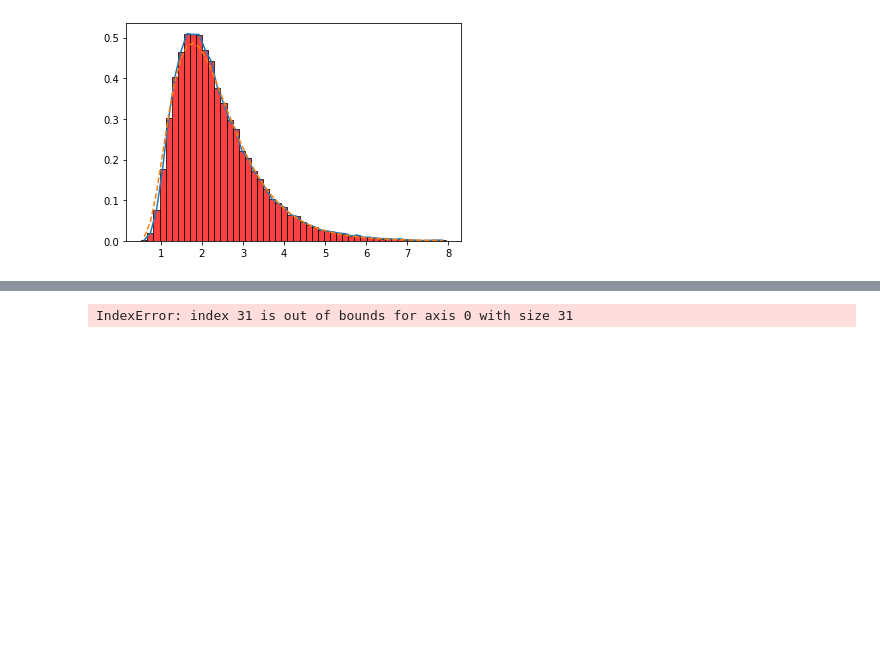
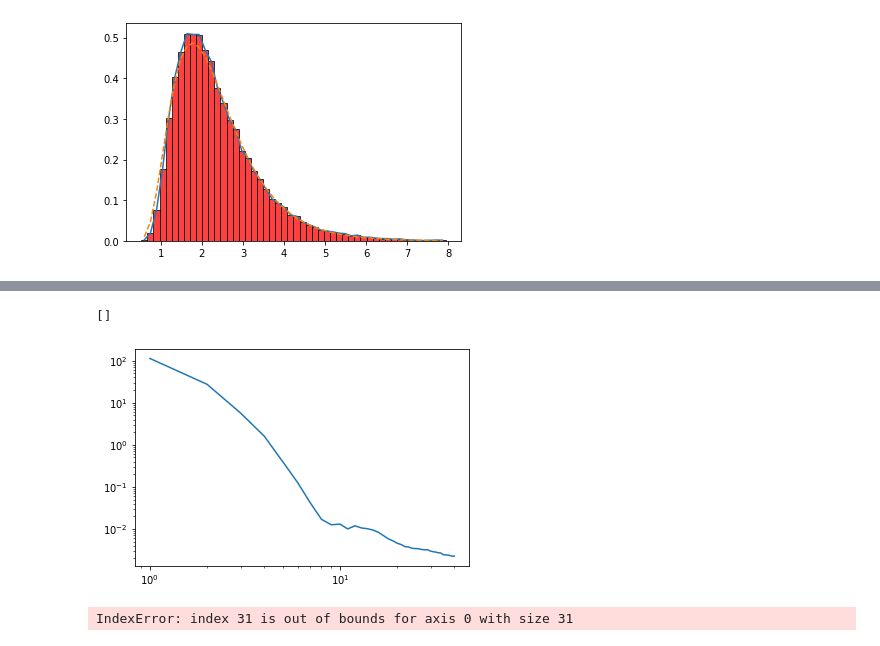
Before and after one commit to matibilkis/cdisc, a Jupyter notebook: analysis/sweep_gamma_betterSlope.ipynb, the cells around one changed output, grey strips where cells are left out. Drawn from its saved outputs; the diff is of its cells as text; code cells hidden in the pictures; blank space fills up the shorter version.

```diff
--- a/analysis/sweep_gamma_betterSlope.ipynb
+++ b/analysis/sweep_gamma_betterSlope.ipynb
@@ -236,3 +345,9 @@ for g in tqdm(gammas[1:]):
+# %%
+plt.plot(diffs)
+plt.loglog()
+# %% [output]
+[]
+[figure, added]
 # %%
 def give_drift(h0, h1):
     [gamma1, omega1, n1, eta1, kappa1] = h1
```
Also changed, not shown: parts of 11 cells of this notebook, 4 other files.
